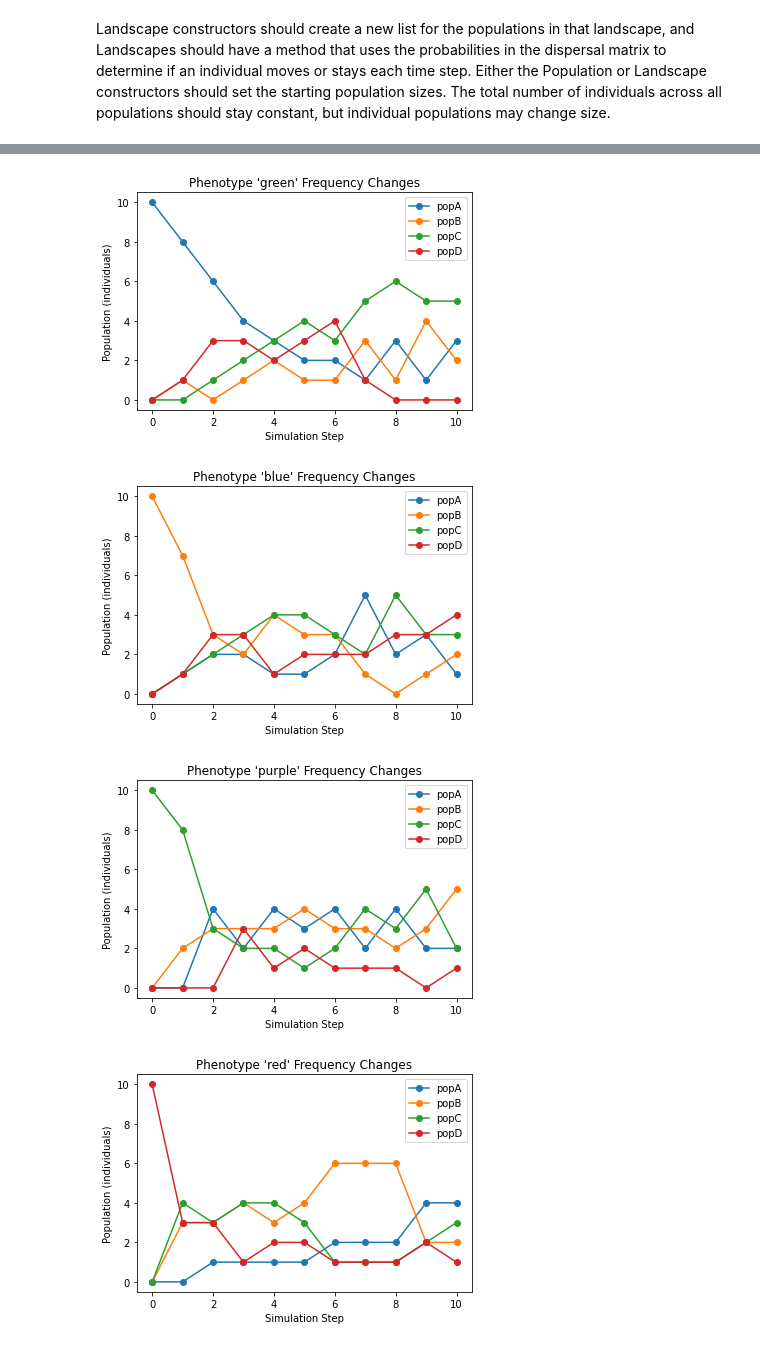
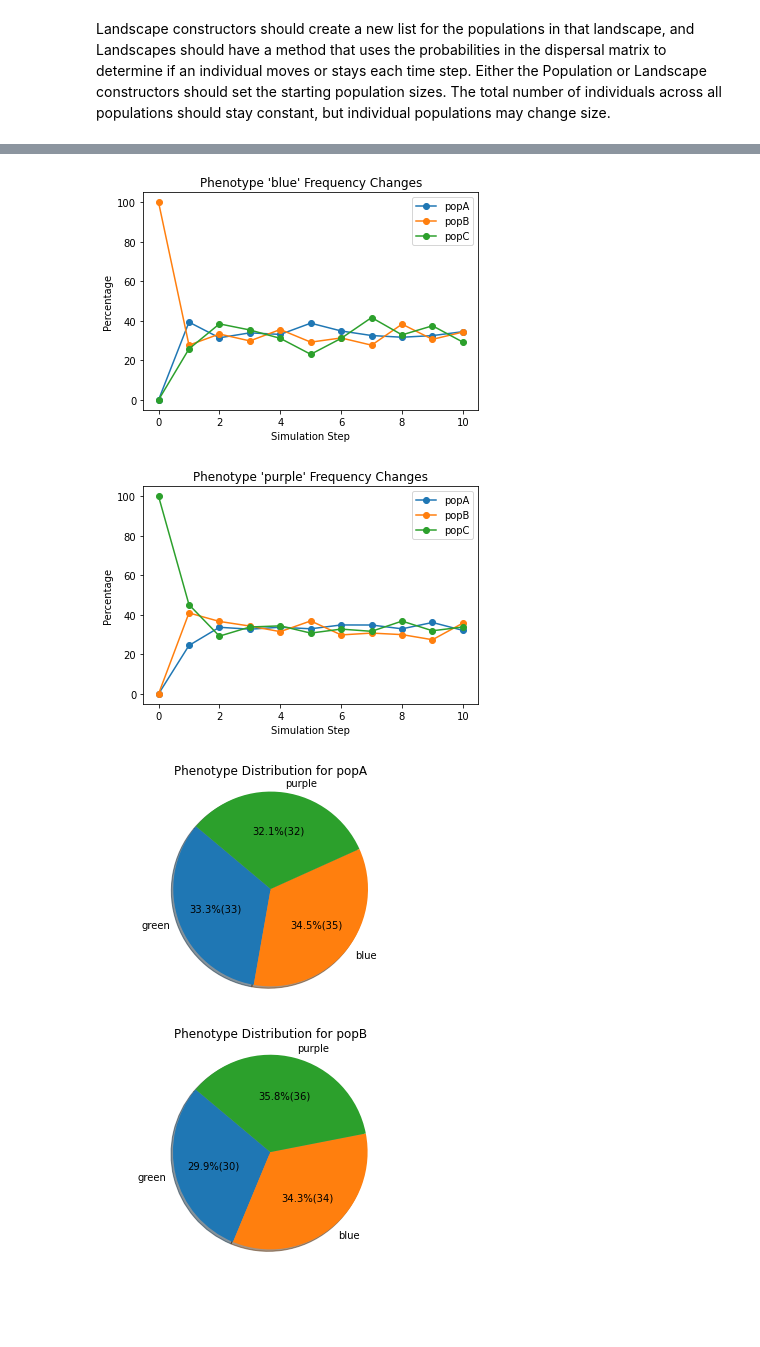
Before and after one commit to Azkabanescapee/Final_Intro_Comp_Bio, a Jupyter notebook: final_project.ipynb, the cells around one changed output, grey strips where cells are left out. Cells and saved outputs as stored; diff of their text form; code cells hidden in the pictures; blank space fills up the shorter version.

```diff
--- a/final_project.ipynb
+++ b/final_project.ipynb
@@ -72,5 +67,0 @@ class Population:
-# %%
-testPopulation = Population("popA", 12, "purple")
-for ind in testPopulation.individuals:
-    print(ind.phenotype)
-testPopulation.printFreq("purple")
@@ -234,19 +242,18 @@ class Landscape:
 # %%
-phenotypes = ['green', 'blue', 'purple', 'red']
+phenotypes = ['green', 'blue', 'purple']
 dispersalMatrix = [
-    [0.6, 0.1, 0.2, 0.1],
-    [0.2, 0.6, 0.1, 0.1],
-    [0.1, 0.2, 0.6, 0.1],
-    [0.1, 0.1, 0.3, 0.5]]
+    [0.6, 0.2, 0.2],
+    [0.6, 0.3, 0.2],
+    [0.4, 0.3, 0.3]
+    ]
 steps = 10
-popSize = 10
+popSize = 100
 
 testLandscape = Landscape(popSize, phenotypes, dispersalMatrix, steps)
 testLandscape.startSimulation()
 #plotting:
-testLandscape.plotPopSizes()
 testLandscape.plotPhenoFreq()
-testLandscape.plotPopSummary()
+testLandscape.plotPhenoSummary()
 # %% [output]
 Simulating step 1...
 Simulating step 2...
@@ -263,4 +270,4 @@ Simulation complete.
-[figure, old version]
+[figure, new version]
-[figure, old version]
+[figure, new version]
-[figure, old version]
+[figure, new version]
-[figure, old version]
+[figure, new version]
```
Also changed, not shown: parts of 18 cells of this notebook.
